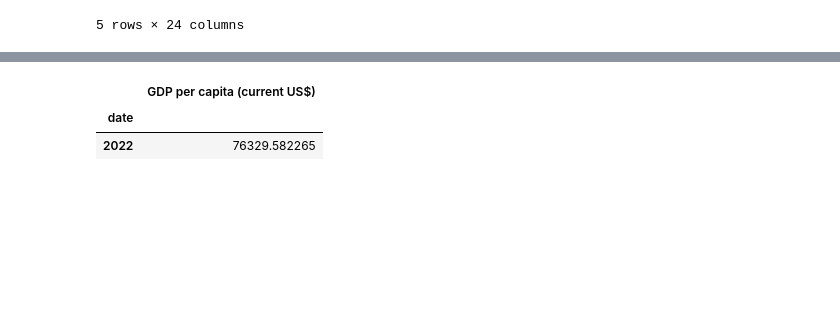
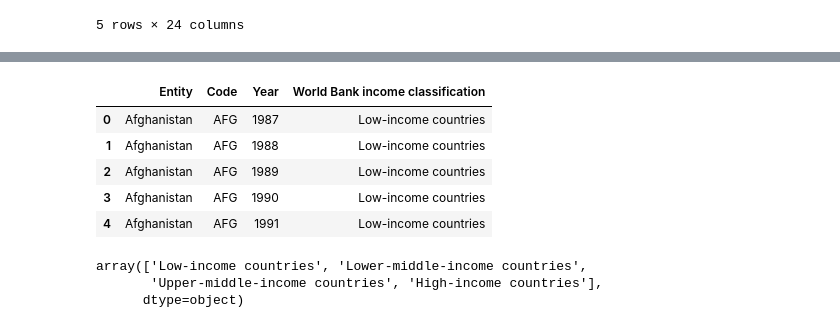
Before and after one commit to BCBeeravelly/End-to-End-ML-Project, a Jupyter notebook: notebooks/eda.ipynb, the cells around one changed output, grey strips where cells are left out. Drawn from its saved outputs; the diff is of its cells as text; code cells hidden in the pictures; blank space fills up the shorter version.

```diff
--- a/notebooks/eda.ipynb
+++ b/notebooks/eda.ipynb
@@ -262,6 +178,16 @@ gdp_per_capita
-# %%
-df_gdp.head(1)
-# %% [output]
-|  | GDP per capita (current US$) |
-| date |  |
-| 2022 | 76329.582265 |
+# %%
+income_groups  = pd.read_csv('/Users/bharathbeeravelly/Desktop/End-to-End-ML-Project/data/income_groups.csv')
+income_groups.head()
+# %% [output]
+|  | Entity | Code | Year | World Bank income classification |
+| 0 | Afghanistan | AFG | 1987 | Low-income countries |
+| 1 | Afghanistan | AFG | 1988 | Low-income countries |
+| 2 | Afghanistan | AFG | 1989 | Low-income countries |
+| 3 | Afghanistan | AFG | 1990 | Low-income countries |
+| 4 | Afghanistan | AFG | 1991 | Low-income countries |
+# %%
+income_groups['World Bank income classification'].unique()
+# %% [output]
+array(['Low-income countries', 'Lower-middle-income countries',
+       'Upper-middle-income countries', 'High-income countries'],
+      dtype=object)
```
Also changed, not shown: parts of 19 cells of this notebook, 1 other file.
